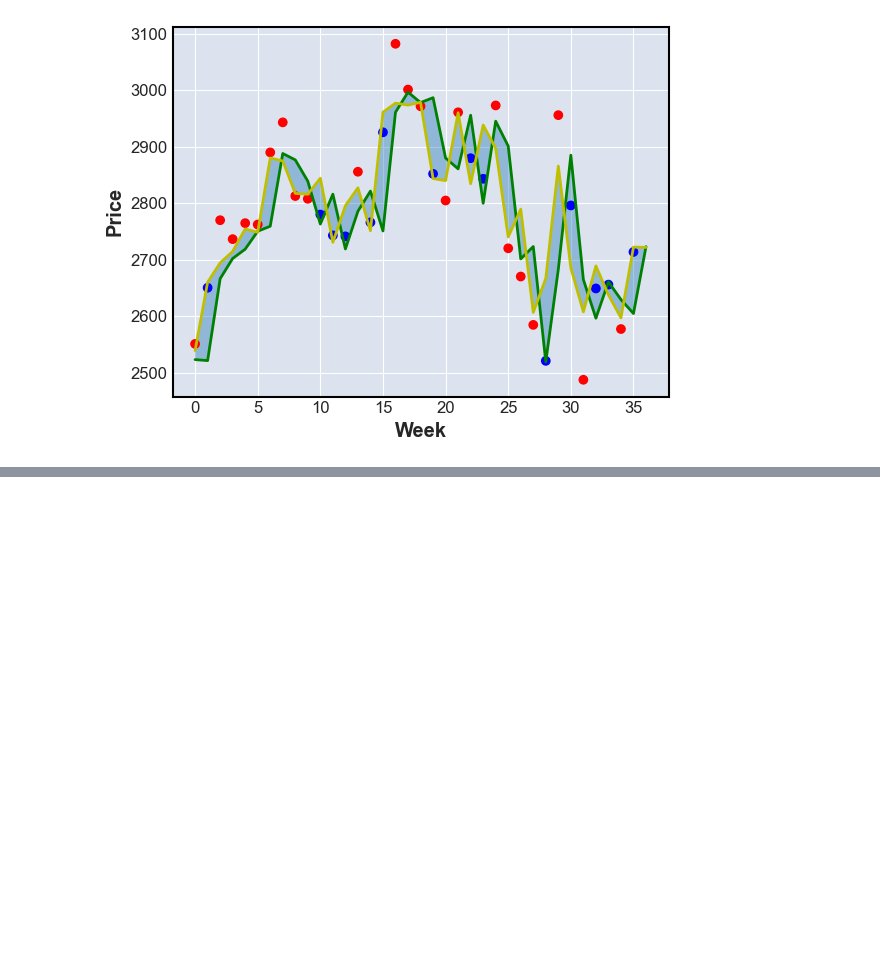
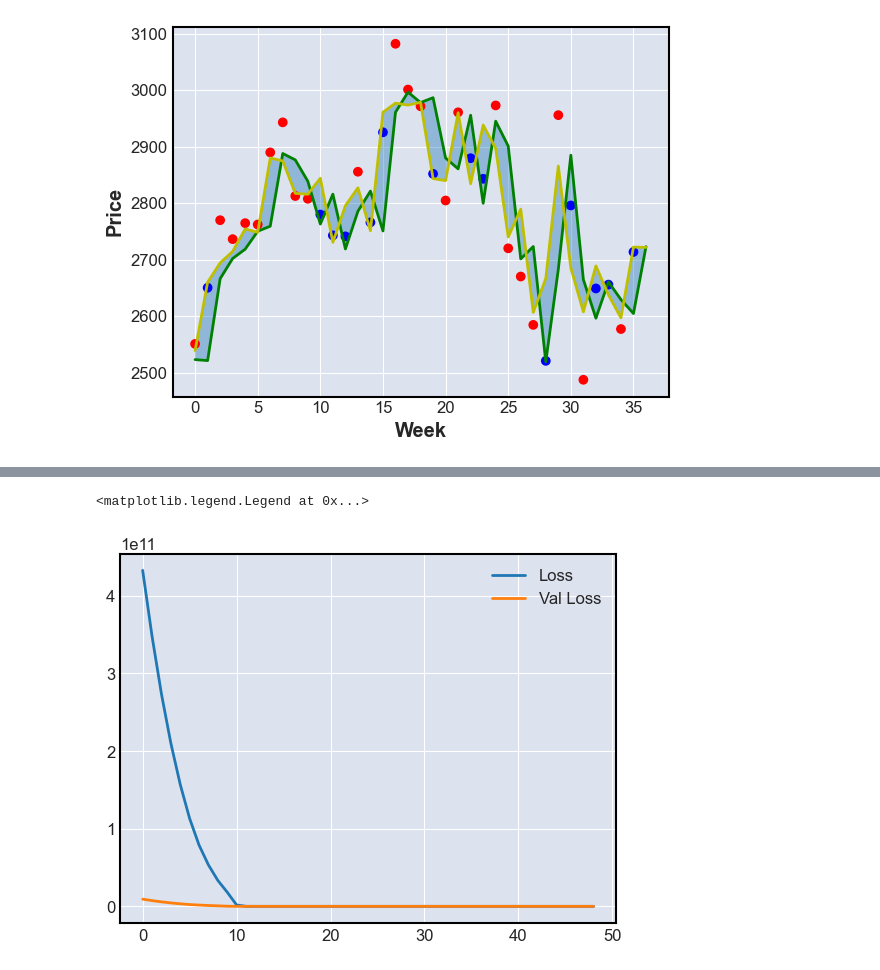
Before and after one commit to marcosmartinezfco/Proyecto-Fin-Grado-61IW, a Jupyter notebook: predictionModule/lstm.ipynb, the cells around one changed output, grey strips where cells are left out. Cells and saved outputs as stored; diff of their text form; code cells hidden in the pictures; blank space fills up the shorter version.

Commit message:
random

```diff
--- a/predictionModule/lstm.ipynb
+++ b/predictionModule/lstm.ipynb
@@ -69,0 +95,8 @@ First nerual network model
+# %%
+inputs = keras.Input(shape=(5,))
+x = keras.layers.Dense(5, activation="relu")(inputs)
+x = keras.layers.Dense(6, activation="relu")(x)
+x = keras.layers.Dense(3, activation="relu")(x)
+output = keras.layers.Dense(1, activation="linear")(x)
+model = keras.Model(inputs=inputs, outputs=output, name="perceptronMulticapa")
+model.summary()
@@ -69,0 +129,9 @@ First nerual network model
+# %%
+df = raw_df[:len(raw_df)-1].to_numpy() #take out the last data point since we dont have future data to validate predictions
+y_df = np.array([(row[0]+row[1])/2 for row in df[1:, [0, 3]]])
+x_df = df[:-1]
+x_train = x_df[:-100]
+y_train = y_df[:-100]
+x_test = x_df[-100:]
+y_test = df[1:, [0, 3]][-100:]
+x_train.shape
@@ -69,0 +140,14 @@ First nerual network model
+# %%
+tf.random.set_seed(7)
+model.compile(
+    loss=keras.losses.MeanSquaredError(),
+    optimizer=keras.optimizers.Adam(learning_rate=0.00001),
+)
+history = model.fit(
+    x_train[:-100], y_train[:-100],
+    validation_data=(x_train[-100:], y_train[-100:]),
+    batch_size=3, epochs=50, shuffle=False,
+    callbacks=[
+        keras.callbacks.EarlyStopping(patience=5, restore_best_weights=True)
+    ]
+)
@@ -69,0 +172,8 @@ First nerual network model
+# %%
+fig, ax = plt.subplots()
+ax.plot(history.history['loss'][1:], label='Loss')
+ax.plot(history.history['val_loss'][1:], label='Val Loss')
+ax.legend()
+# %% [output]
+<matplotlib.legend.Legend at 0x...>
+[figure, added]
```
Also changed, not shown: parts of 14 cells of this notebook, 2 other files.
